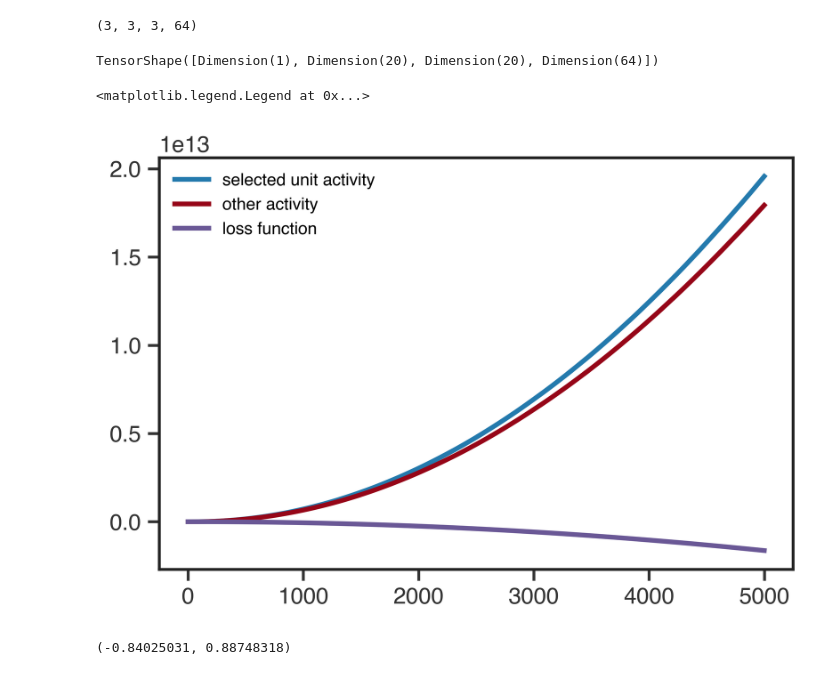
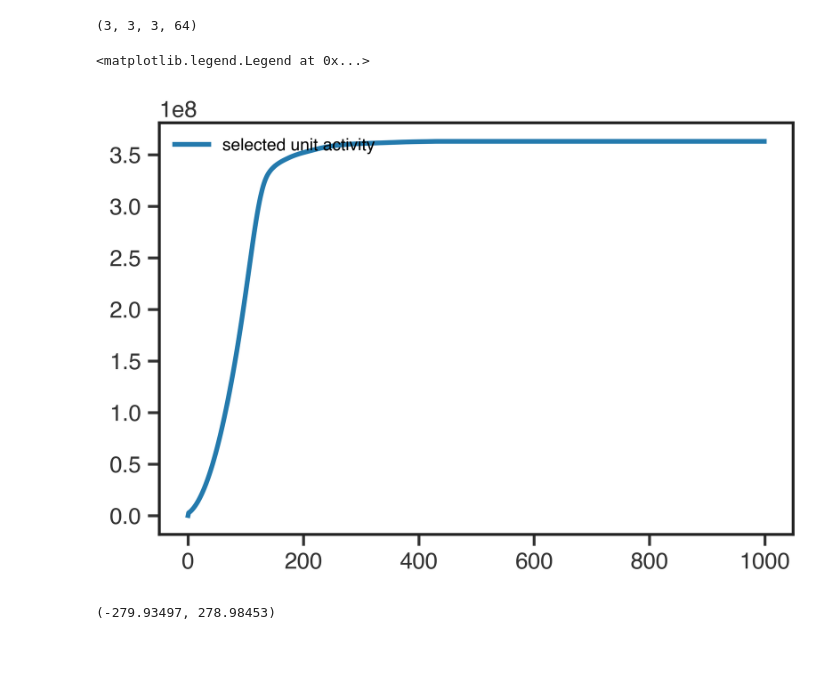
Before and after one commit to lmcintosh/ipython-notebooks, a Jupyter notebook: tutorials/Tutorials - Image Gradients for VGG-16.ipynb, the cells around one changed output. Drawn from its saved outputs; the diff is of its cells as text; code cells hidden in the pictures.

Commit message:
updating image gradients for deeper VGG16 layers

```diff
--- a/tutorials/Tutorials - Image Gradients for VGG-16.ipynb
+++ b/tutorials/Tutorials - Image Gradients for VGG-16.ipynb
@@ -92,10 +97,12 @@ blah.shape
 # %%
 tf.reset_default_graph()
 # %%
-height, width = (20,20)
+height, width = (15,15)
 with tf.variable_scope('input'):
     # Given an input tensor of shape `[batch, in_height, in_width, in_channels]`
-    X = tf.get_variable("X", shape=(1,height,width,3), dtype=tf.float32, initializer=tf.random_normal_initializer())
+    X = tf.get_variable("X", shape=(1,height,width,3), dtype=tf.float32, initializer=tf.random_normal_initializer(mean=0., stddev=10.))
+
+# X_mean, X_var = tf.nn.moments(X, axes=[0, 1, 2, 3])
 
 # model.add(ZeroPadding2D((1,1),input_shape=(3,224,224)))
 # model.add(Convolution2D(64, 3, 3, activation='relu'))
@@ -106,7 +113,9 @@ with tf.variable_scope('input'):
 W1 = np.array(f['layer_1/param_0']).copy()
 W1 = np.rollaxis(W1, 0, 4)
 W1 = np.rollaxis(W1, 0, 3)
-W1x = tf.nn.conv2d(X, W1, strides=[1,1,1,1], padding='SAME', use_cudnn_on_gpu=True)
+# X_normed = (X - X_mean)/tf.sqrt(X_var)
+X_clipped = tf.clip_by_value(X, -128., 128.)
+W1x = tf.nn.conv2d(X_clipped, W1, strides=[1,1,1,1], padding='SAME', use_cudnn_on_gpu=True)
 relu_W1x = tf.nn.relu(W1x + np.array(f['layer_1/param_1']))
 W3 = np.array(f['layer_3/param_0']).copy()
 W3 = np.rollaxis(W3, 0, 4)
@@ -114,40 +123,48 @@ W3 = np.rollaxis(W3, 0, 3)
 # W3 = np.rollaxis(W3)
 W3x = tf.nn.conv2d(relu_W1x, W3, strides=[1,1,1,1], padding='SAME', use_cudnn_on_gpu=True)
 relu_W3x = tf.nn.relu(W3x + np.array(f['layer_3/param_1']))
-# %%
-Wx.shape
-# %% [output]
-TensorShape([Dimension(1), Dimension(20), Dimension(20), Dimension(64)])
 # %%
-selected_unit = 5
+selected_unit = 0
 l2_reg = 1e-1
 # activity = -tf.nn.l2_loss(relu_W3x[0,:,:,selected_unit]) + l2_reg*(tf.nn.l2_loss(X))
+# desirable_activity = -tf.nn.l2_loss(relu_W3x[0,:,:,selected_unit])
 desirable_activity = -tf.nn.l2_loss(relu_W3x[0,:,:,selected_unit])
-undesirable_activity = -l2_reg*(tf.nn.l2_loss(relu_W3x[0,:,:,:selected_unit]) + tf.nn.l2_loss(relu_W3x[0,:,:,(selected_unit+1):]) + tf.nn.l2_loss(X))
+# undesirable_activity = -l2_reg
+# undesirable_activity = -l2_reg*(tf.nn.l2_loss(relu_W3x[0,:,:,:selected_unit]) + tf.nn.l2_loss(relu_W3x[0,:,:,(selected_unit+1):]))
 
-opt = tf.train.AdamOptimizer(learning_rate=10, beta1=0.9, beta2=0.9, epsilon=1e-08)
-grads = opt.compute_gradients(desirable_activity - undesirable_activity)
+lr = tf.placeholder(tf.float32, shape=[])
+opt = tf.train.AdamOptimizer(learning_rate=lr, beta1=0.99, beta2=0.99, epsilon=1e-08)
+# grads = opt.compute_gradients(desirable_activity - undesirable_activity)
+grads = opt.compute_gradients(desirable_activity)
 train_op = opt.apply_gradients(grads)
 # train_op = opt.minimize(loss)
 # %%
 sess = tf.Session()
 sess.run(tf.global_variables_initializer())
 
-iterations = 5000
+iterations = 1000
+this_lr = 10.
 
 grad_history = []
 activation_history = []
 regularization_history = []
+input_variance_history = []
 for it in tqdm(range(iterations)):
-    g = sess.run([train_op, grads, desirable_activity, undesirable_activity])
+    g = sess.run([train_op, grads, desirable_activity], feed_dict={lr: this_lr})#, undesirable_activity]) #, X_var
     grad_history.append(g[1])
     activation_history.append(g[2])
-    regularization_history.append(g[3])
+
+    if it % 500 == 0:
+        this_lr *= 0.1
+
+#     regularization_history.append(g[3])
+#     input_variance_history.append(g[4])
 # %%
 plt.plot(-np.array(activation_history), label='selected unit activity')
-plt.plot(-np.array(regularization_history), label='other activity')
-plt.plot(np.array(activation_history) - np.array(regularization_history), label='loss function')
+# plt.plot(-np.array(regularization_history), label='other activity')
+# plt.plot(np.array(activation_history) - np.array(regularization_history), label='loss function')
 plt.legend(loc='upper left', frameon=False, fontsize=9)
+# plt.yscale('log')
 # %% [output]
 <matplotlib.legend.Legend at 0x...>
-[figure, old version]
+[figure, new version]
@@ -156,4 +178,4 @@ maximal_image = sess.run(X)
 # %%
 (np.min(maximal_image[0,:,:,:]), np.max(maximal_image[0,:,:,:]))
 # %% [output]
-(-0.84025031, 0.88748318)
+(-279.93497, 278.98453)
```
Also changed, not shown: parts of 28 cells of this notebook.
